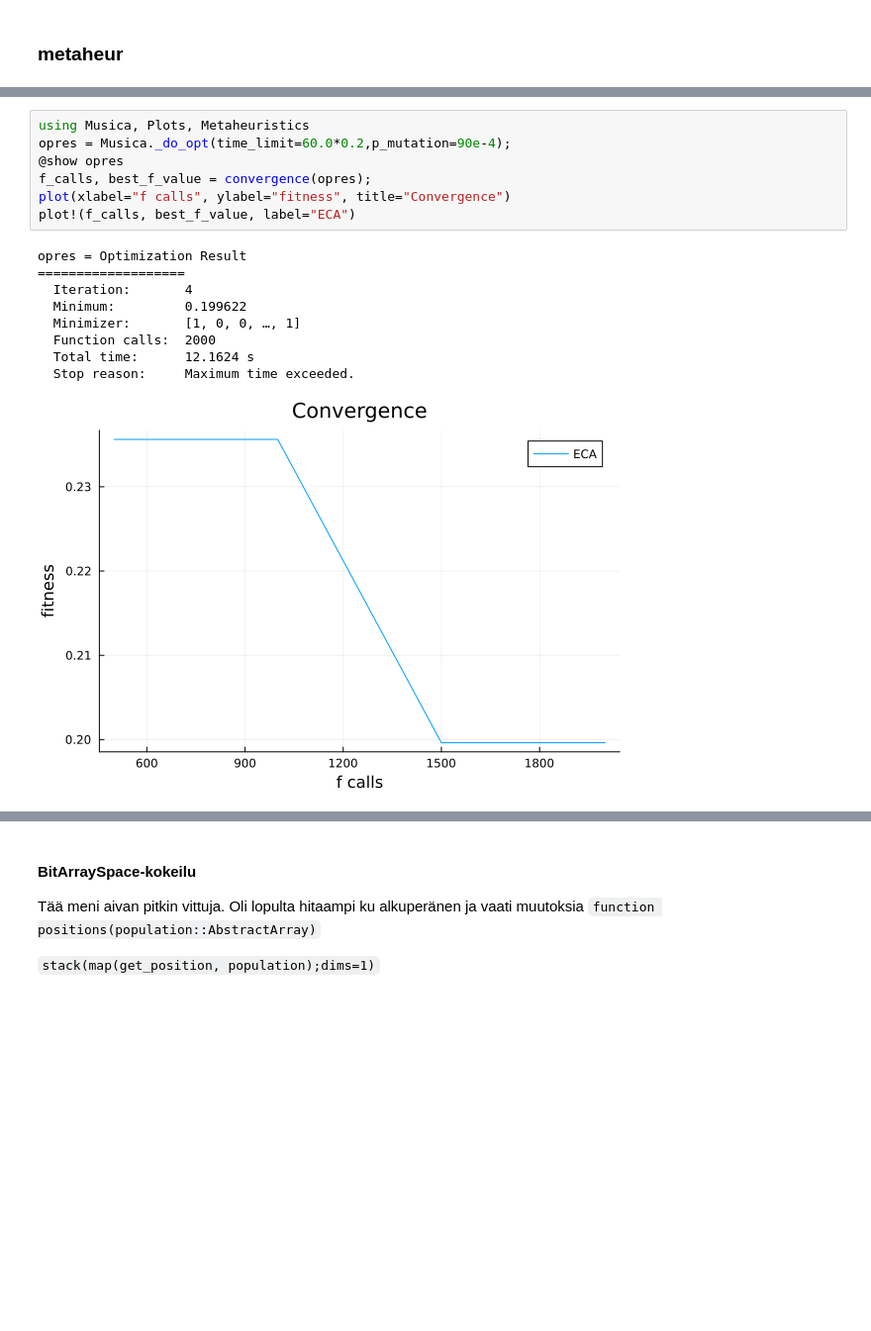
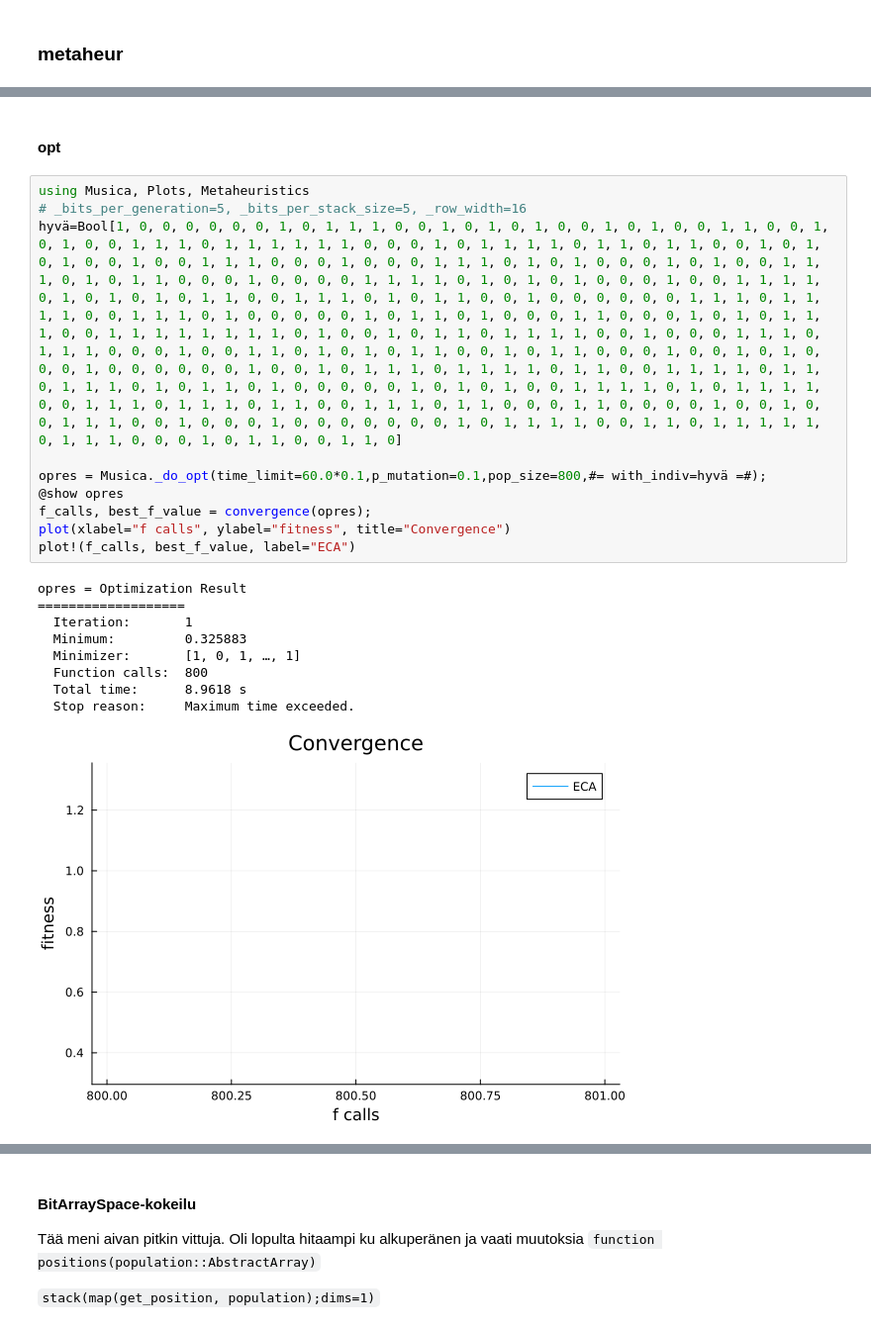
Before and after one commit to ORBAT/Musica, a Jupyter notebook: src/scratch.ipynb, the cells around one changed output, grey strips where cells are left out. Shown at 99% size. Drawn from its saved outputs; the diff is of its cells as text; blank space fills up the shorter version.

```diff
--- a/src/scratch.ipynb
+++ b/src/scratch.ipynb
@@ -330,20 +149,25 @@ BenchmarkTools.Trial: 10000 samples with 10 evaluations.
-# %%
-using Musica, Plots, Metaheuristics
-opres = Musica._do_opt(time_limit=60.0*0.2,p_mutation=90e-4);
-@show opres
-f_calls, best_f_value = convergence(opres);
-plot(xlabel="f calls", ylabel="fitness", title="Convergence")
-plot!(f_calls, best_f_value, label="ECA")
-# %% [output]
-opres = Optimization Result
-===================
-  Iteration:       4
-  Minimum:         0.199622
-  Minimizer:       [1, 0, 0, …, 1]
-  Function calls:  2000
-  Total time:      12.1624 s
-  Stop reason:     Maximum time exceeded.
-[figure, removed]
+# %% [markdown]
+#### opt
+# %%
+using Musica, Plots, Metaheuristics
+# _bits_per_generation=5, _bits_per_stack_size=5, _row_width=16
+hyvä=Bool[1, 0, 0, 0, 0, 0, 0, 1, 0, 1, 1, 1, 0, 0, 1, 0, 1, 0, 1, 0, 0, 1, 0, 1, 0, 0, 1, 1, 0, 0, 1, 0, 1, 0, 0, 1, 1, 1, 0, 1, 1, 1, 1, 1, 1, 0, 0, 0, 1, 0, 1, 1, 1, 1, 0, 1, 1, 0, 1, 1, 0, 0, 1, 0, 1, 0, 1, 0, 0, 1, 0, 0, 1, 1, 1, 0, 0, 0, 1, 0, 0, 0, 1, 1, 1, 0, 1, 0, 1, 0, 0, 0, 1, 0, 1, 0, 0, 1, 1, 1, 0, 1, 0, 1, 1, 0, 0, 0, 1, 0, 0, 0, 0, 1, 1, 1, 1, 0, 1, 0, 1, 0, 1, 0, 0, 0, 1, 0, 0, 1, 1, 1, 1, 0, 1, 0, 1, 0, 1, 0, 1, 1, 0, 0, 1, 1, 1, 0, 1, 0, 1, 1, 0, 0, 1, 0, 0, 0, 0, 0, 0, 1, 1, 1, 0, 1, 1, 1, 1, 0, 0, 1, 1, 1, 0, 1, 0, 0, 0, 0, 0, 1, 0, 1, 1, 0, 1, 0, 0, 0, 1, 1, 0, 0, 0, 1, 0, 1, 0, 1, 1, 1, 0, 0, 1, 1, 1, 1, 1, 1, 1, 1, 0, 1, 0, 0, 1, 0, 1, 1, 0, 1, 1, 1, 1, 0, 0, 1, 0, 0, 0, 1, 1, 1, 0, 1, 1, 1, 0, 0, 0, 1, 0, 0, 1, 1, 0, 1, 0, 1, 0, 1, 1, 0, 0, 1, 0, 1, 1, 0, 0, 0, 1, 0, 0, 1, 0, 1, 0, 0, 0, 1, 0, 0, 0, 0, 0, 0, 1, 0, 0, 1, 0, 1, 1, 1, 0, 1, 1, 1, 1, 0, 1, 1, 0, 0, 1, 1, 1, 1, 0, 1, 1, 0, 1, 1, 1, 0, 1, 0, 1, 1, 0, 1, 0, 0, 0, 0, 0, 1, 0, 1, 0, 1, 0, 0, 1, 1, 1, 1, 0, 1, 0, 1, 1, 1, 1, 0, 0, 1, 1, 1, 0, 1, 1, 1, 0, 1, 1, 0, 0, 1, 1, 1, 0, 1, 1, 0, 0, 0, 1, 1, 0, 0, 0, 0, 1, 0, 0, 1, 0, 0, 1, 1, 1, 0, 0, 1, 0, 0, 0, 1, 0, 0, 0, 0, 0, 0, 0, 1, 0, 1, 1, 1, 1, 0, 0, 1, 1, 0, 1, 1, 1, 1, 1, 0, 1, 1, 1, 0, 0, 0, 1, 0, 1, 1, 0, 0, 1, 1, 0]
+
+opres = Musica._do_opt(time_limit=60.0*0.1,p_mutation=0.1,pop_size=800,#= with_indiv=hyvä =#);
+@show opres
+f_calls, best_f_value = convergence(opres);
+plot(xlabel="f calls", ylabel="fitness", title="Convergence")
+plot!(f_calls, best_f_value, label="ECA")
+# %% [output]
+opres = Optimization Result
+===================
+  Iteration:       1
+  Minimum:         0.325883
+  Minimizer:       [1, 0, 1, …, 1]
+  Function calls:  800
+  Total time:      8.9618 s
+  Stop reason:     Maximum time exceeded.
+[figure, added]
 # %%
 using Plots, Musica, Transducers, StatsBase, Metaheuristics
 
```
Also changed, not shown: parts of 13 cells of this notebook.
